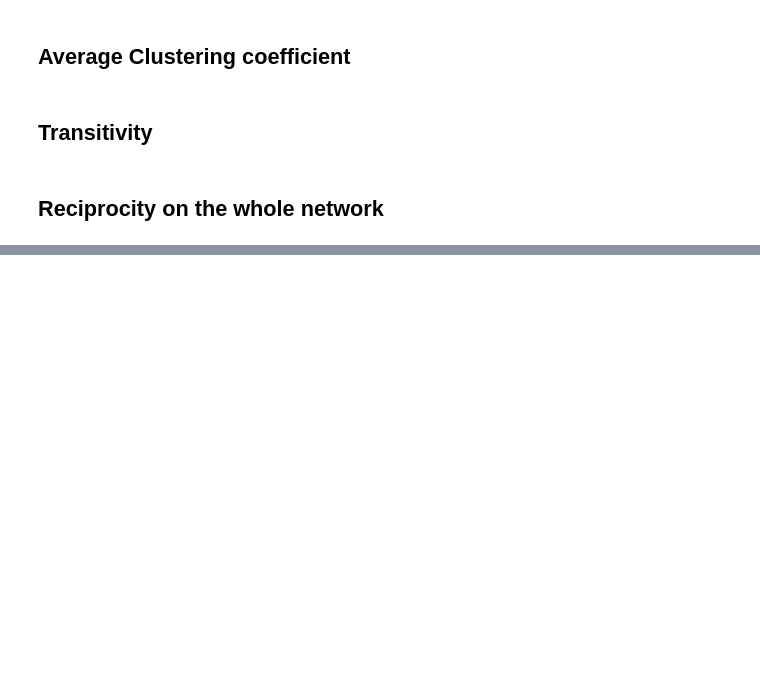
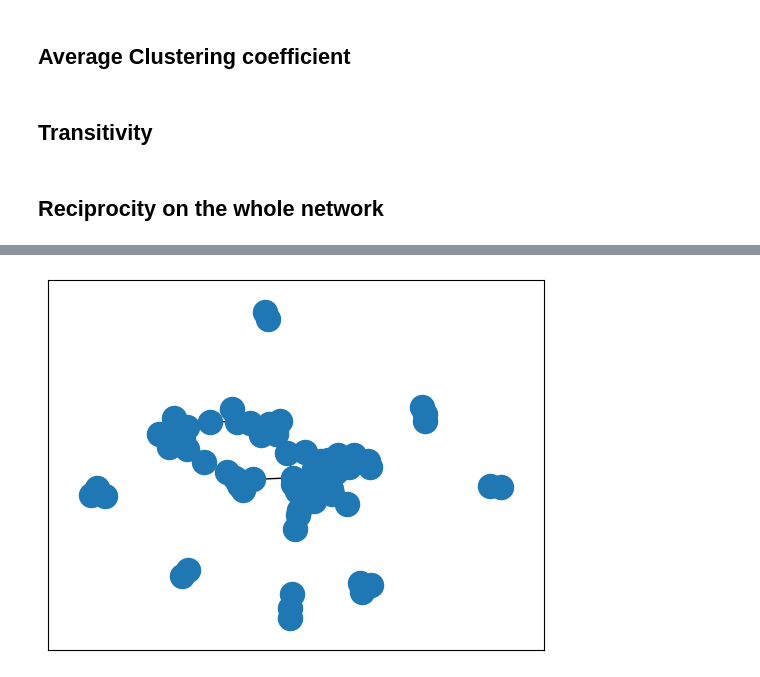
Before and after one commit to HumidBore/Social-Network-Analysis, a Jupyter notebook: SocialNetworkAnalysis.ipynb, the cells around one changed output, grey strips where cells are left out. Cells and saved outputs as stored; diff of their text form; code cells hidden in the pictures; blank space fills up the shorter version.

Commit message:
Added cliques and components

```diff
--- a/SocialNetworkAnalysis.ipynb
+++ b/SocialNetworkAnalysis.ipynb
@@ -305,0 +321,4 @@ nx.reciprocity(G_total)
+# %%
+totalValuesUSD = {}
+for (index, row) in df_total.iterrows():
+    totalValuesUSD[(row["Exporter"], row["Importer"])] = row["Value (thousands USD)"]
@@ -305,0 +328,13 @@ nx.reciprocity(G_total)
+# %%
+archsCliqueGraph_cons = []
+nodesCliqueGraph_cons = []
+
+for exp, imp in totalValuesUSD.keys():
+    if (imp, exp) in totalValuesUSD.keys() and min(totalValuesUSD[(exp,imp)], totalValuesUSD[(imp,exp)]) > max(totalValuesUSD[(exp,imp)], totalValuesUSD[(imp,exp)]) / 3 and not (imp,exp) in archsCliqueGraph_cons:
+        print(f"{exp} exports {totalValuesUSD[(exp,imp)]} to {imp}")
+        print(f"{imp} exports {totalValuesUSD[(imp,exp)]} to {exp}\n")
+        archsCliqueGraph_cons.append((exp, imp))
+        nodesCliqueGraph_cons.append(exp)
+        nodesCliqueGraph_cons.append(imp)
+
+nodesCliqueGraph_cons = list(set(nodesCliqueGraph_cons))
@@ -305,0 +359,9 @@ nx.reciprocity(G_total)
+# %%
+G_clique_cons = nx.Graph()
+
+G_clique_cons.add_nodes_from(nodesCliqueGraph_cons)
+G_clique_cons.add_edges_from(archsCliqueGraph_cons)
+# %%
+cliquesnx.draw_networkx(G_clique_cons,with_labels=False)
+# %% [output]
+[figure, added]
```
Also changed, not shown: parts of 20 cells of this notebook.
